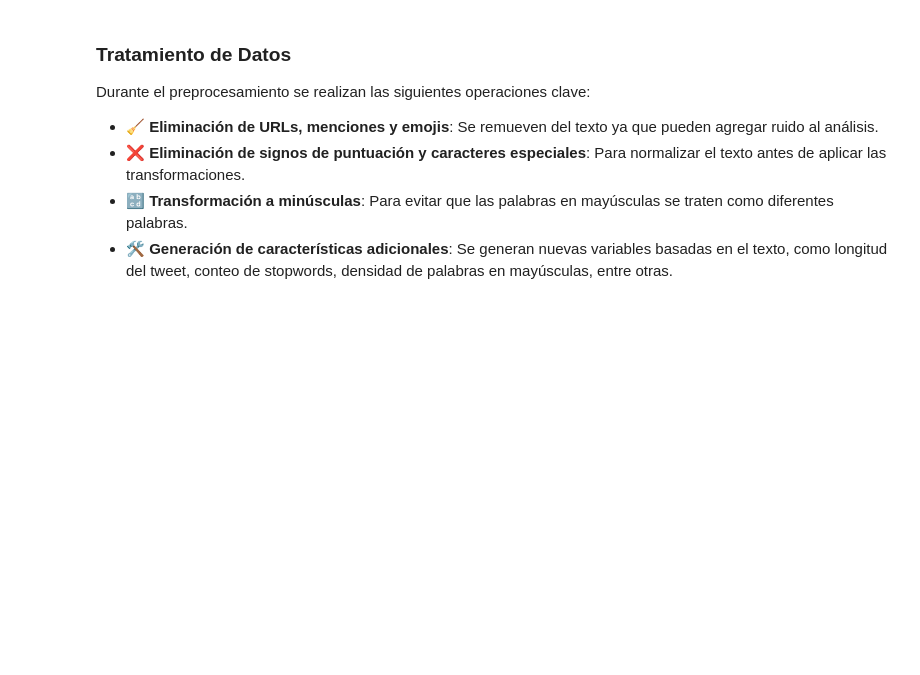
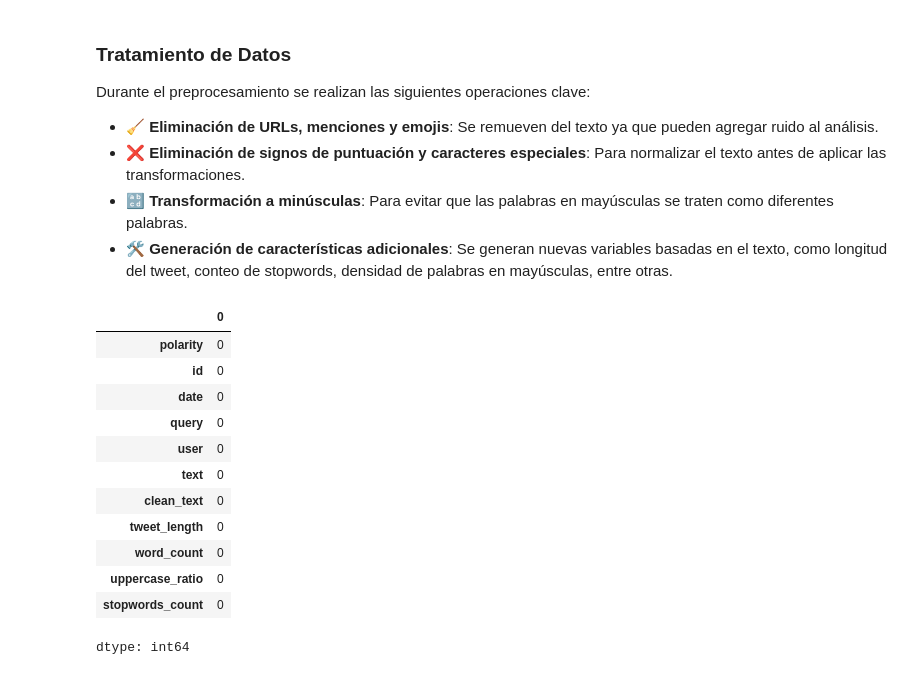
Before and after one commit to qreynas/sentiment_analysis, a Jupyter notebook: 01_Sentiment_Analysis_BCXP.ipynb, the cells around one changed output. Cells and saved outputs as stored; diff of their text form; code cells hidden in the pictures; blank space fills up the shorter version.

```diff
--- a/01_Sentiment_Analysis_BCXP.ipynb
+++ b/01_Sentiment_Analysis_BCXP.ipynb
@@ -104,3 +103,20 @@ Durante el preprocesamiento se realizan las siguientes operaciones clave:
 - ❌ **Eliminación de signos de puntuación y caracteres especiales**: Para normalizar el texto antes de aplicar las transformaciones.
 - 🔡 **Transformación a minúsculas**: Para evitar que las palabras en mayúsculas se traten como diferentes palabras.
 - 🛠️ **Generación de características adicionales**: Se generan nuevas variables basadas en el texto, como longitud del tweet, conteo de stopwords, densidad de palabras en mayúsculas, entre otras.
+# %%
+# counting missing values in dataset
+df.isnull().sum()
+# %% [output]
+|  | 0 |
+| polarity | 0 |
+| id | 0 |
+| date | 0 |
+| query | 0 |
+| user | 0 |
+| text | 0 |
+| clean_text | 0 |
+| tweet_length | 0 |
+| word_count | 0 |
+| uppercase_ratio | 0 |
+| stopwords_count | 0 |
+dtype: int64
```
Also changed, not shown: parts of 18 cells of this notebook.
